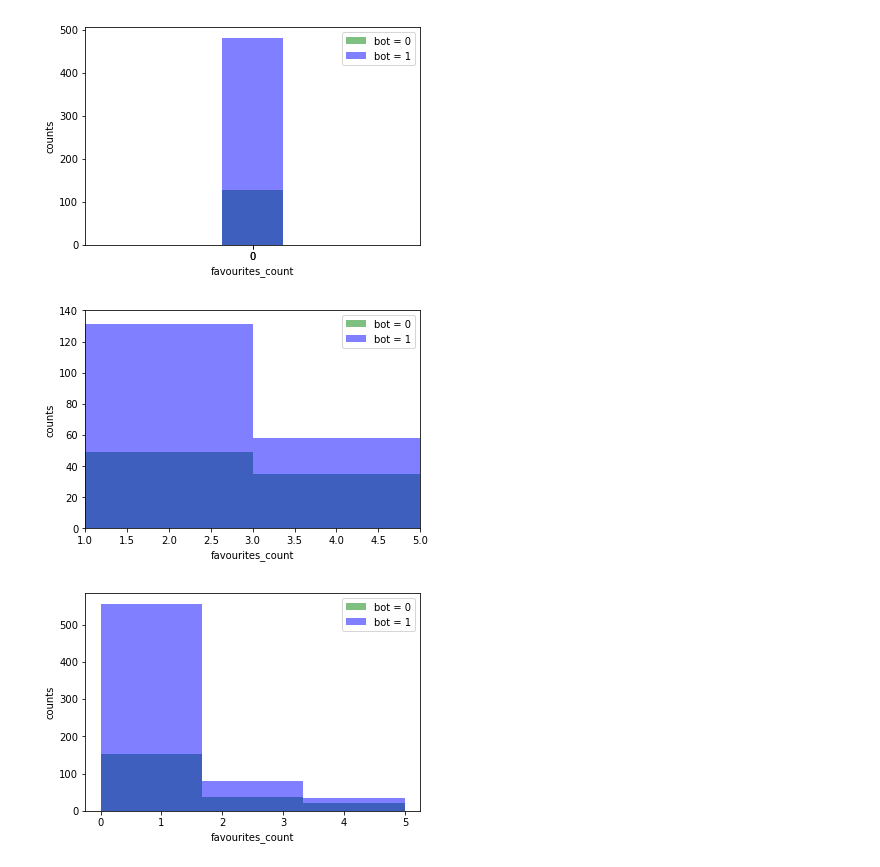
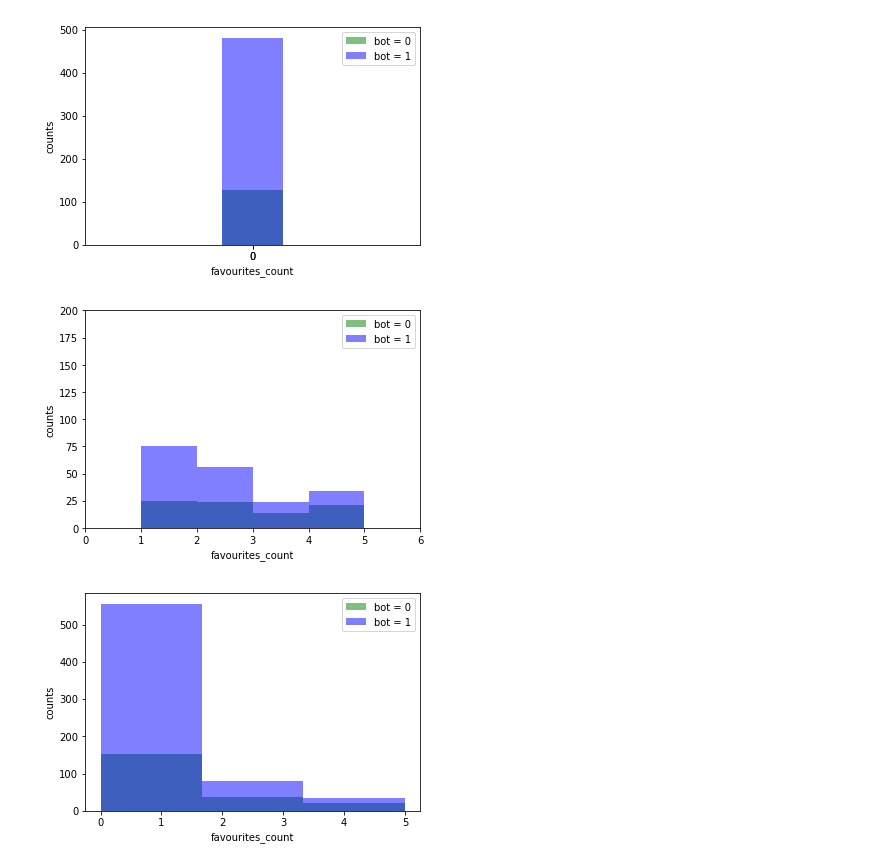
Before and after one commit to qiweizhou94/ML_TwitterProject, a Jupyter notebook: Project1-2-4.9.2017.ipynb, the cells around one changed output. Drawn from its saved outputs; the diff is of its cells as text; code cells hidden in the pictures.

```diff
--- a/Project1-2-4.9.2017.ipynb
+++ b/Project1-2-4.9.2017.ipynb
@@ -253,17 +253,17 @@ plt.show()
 # %%
 # bot has 188 counts of zero listed_count, nonbot has  85 count of zero listed_count
 x = nonbots_data['favourites_count']
 y = bots_data['favourites_count']
-bins = np.linspace(1,5,3)
+bins = np.linspace(1,5,5)
 plt.hist(x, bins,alpha=0.5,color = 'g',label='bot = 0')
 plt.hist(y, bins,alpha=0.5,color ='b',label='bot = 1')
 plt.ylabel('counts')
 plt.xlabel('favourites_count')
-plt.axis([1,5,0,140])
+plt.axis([0,6,0,200])
 plt.legend(loc='upper right')
 plt.show()
 # %% [output]
-[figure, old version]
+[figure, new version]
 # %%
 # bot has 188 counts of zero listed_count, nonbot has  85 count of zero listed_count
 x = nonbots_data['favourites_count']
```
Also changed, not shown: parts of 36 cells of this notebook, 2 other files.
